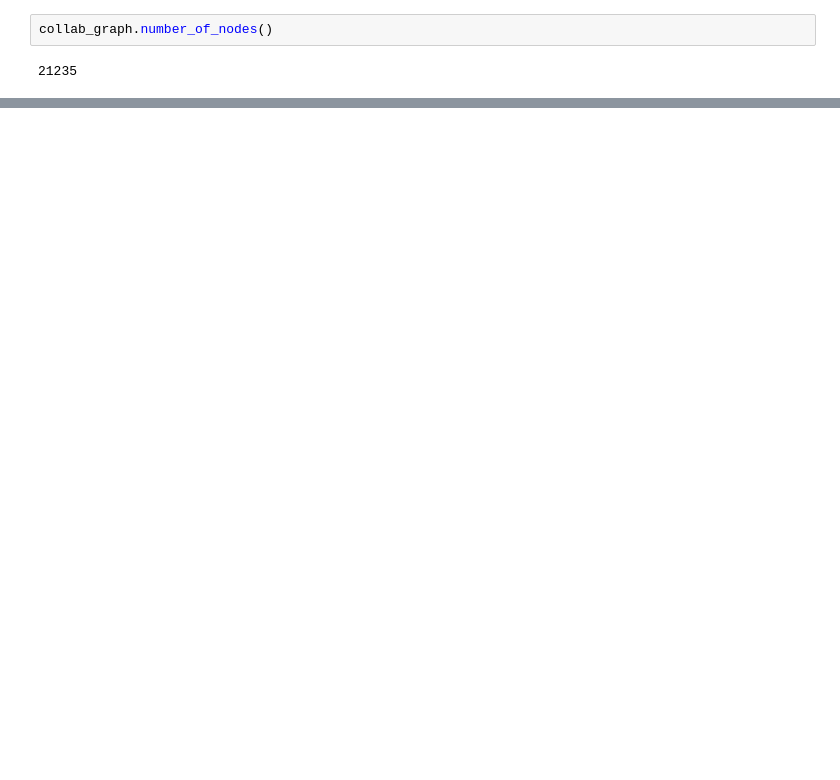
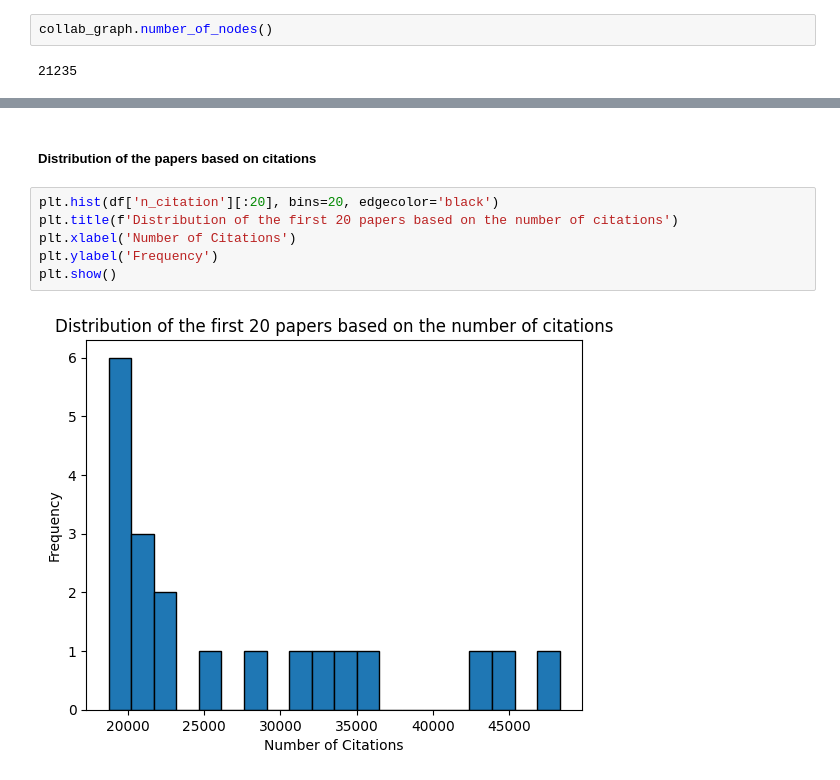
Before and after one commit to cricro1304/ADM-HW5, a Jupyter notebook: main.ipynb, the cells around one changed output, grey strips where cells are left out. Cells and saved outputs as stored; diff of their text form; blank space fills up the shorter version.

```diff
--- a/main.ipynb
+++ b/main.ipynb
@@ -363,0 +1473,10 @@ EdgeDataView([('2150011549', '2102678951', {'weight': 3}), ('2150011549', '21209
+# %% [markdown]
+##### Distribution of the papers based on citations
+# %%
+plt.hist(df['n_citation'][:20], bins=20, edgecolor='black')
+plt.title(f'Distribution of the first 20 papers based on the number of citations')
+plt.xlabel('Number of Citations')
+plt.ylabel('Frequency')
+plt.show()
+# %% [output]
+[figure, added]
```
Also changed, not shown: parts of 142 cells of this notebook, 3 other files.
